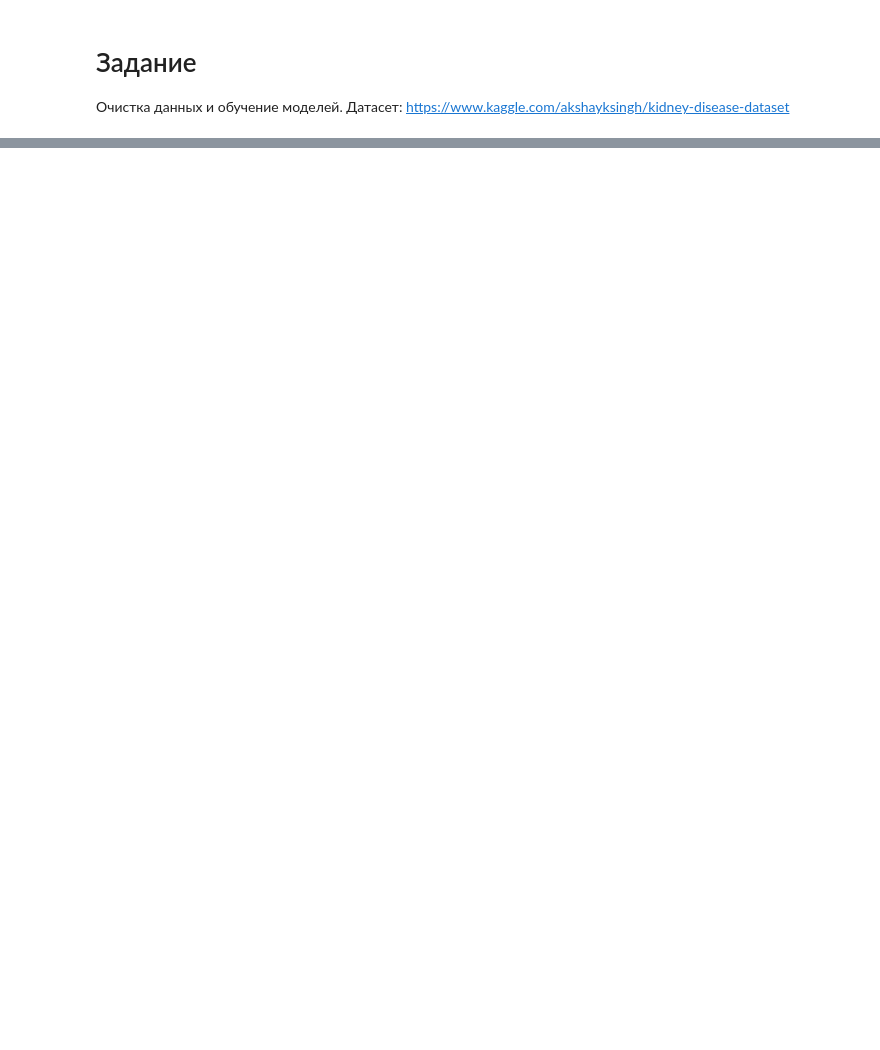
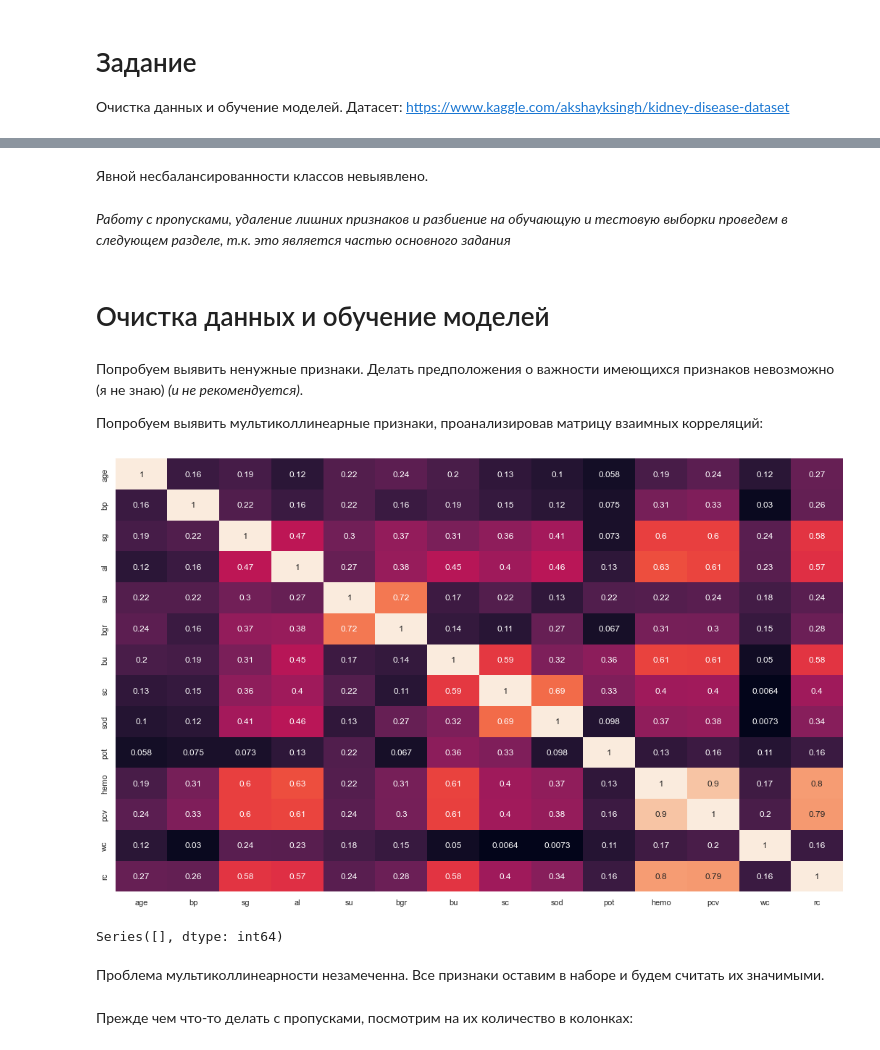
Before and after one commit to StudOborona/MLSummer2022, a Jupyter notebook: 01/main.ipynb, the cells around one changed output, grey strips where cells are left out. Drawn from its saved outputs; the diff is of its cells as text; code cells hidden in the pictures; blank space fills up the shorter version.

```diff
--- a/01/main.ipynb
+++ b/01/main.ipynb
@@ -47,0 +201,28 @@ df.head()
+# %% [markdown]
+Явной несбалансированности классов невыявлено.
+# %% [markdown]
+_Работу с пропусками, удаление лишних признаков и разбиение на обучающую и тестовую выборки проведем в следующем разделе, т.к. это является частью основного задания_
+# %% [markdown]
+# Очистка данных и обучение моделей
+# %% [markdown]
+Попробуем выявить ненужные признаки.
+Делать предположения о важности имеющихся признаков невозможно (я не знаю) _(и не рекомендуется)_.
+
+Попробуем выявить мультиколлинеарные признаки, проанализировав матрицу взаимных корреляций:
+# %%
+corr_abs = df[df.columns[:-1]].corr().abs()
+
+_, ax = plt.subplots(figsize=(18, 11))
+sns.heatmap(corr_abs, ax=ax, cbar=False, annot=True);
+# %% [output]
+[figure, added]
+# %%
+threshold = 0.9
+cnt = pd.notna(corr_abs[corr_abs > threshold]).sum()
+cnt[cnt > 1]  # одно значение == 1 - self-корреляция
+# %% [output]
+Series([], dtype: int64)
+# %% [markdown]
+Проблема мультиколлинеарности незамеченна. Все признаки оставим в наборе и будем считать их значимыми.
+# %% [markdown]
+Прежде чем что-то делать с пропусками, посмотрим на их количество в колонках:
```
Also changed, not shown: parts of 47 cells of this notebook, 1 other file.
